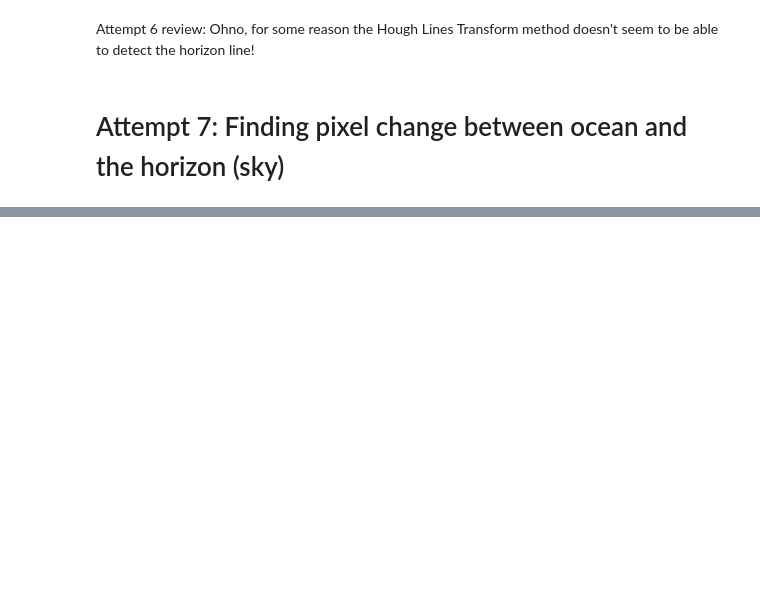
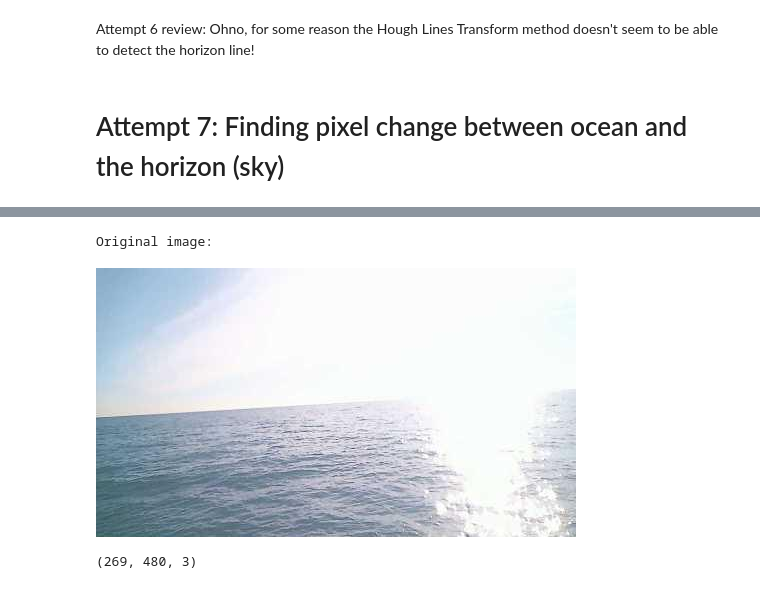
Before and after one commit to pepzicles/trackingBuoys, a Jupyter notebook: aligningHorizons.ipynb, the cells around one changed output, grey strips where cells are left out. Cells and saved outputs as stored; diff of their text form; code cells hidden in the pictures; blank space fills up the shorter version.

```diff
--- a/aligningHorizons.ipynb
+++ b/aligningHorizons.ipynb
@@ -778,0 +818,12 @@ Attempt 7 review: the horizontal line generated is pretty accurate, but it doesn
+# %%
+#Load image
+image = cv2.imread("testImages/part4.jpg")
+
+print("Original image:")
+display(Image(filename="testImages/part4.jpg"))
+
+print(image.shape)
+# %% [output]
+Original image:
+[figure, added]
+(269, 480, 3)
```
Also changed, not shown: parts of 72 cells of this notebook.
